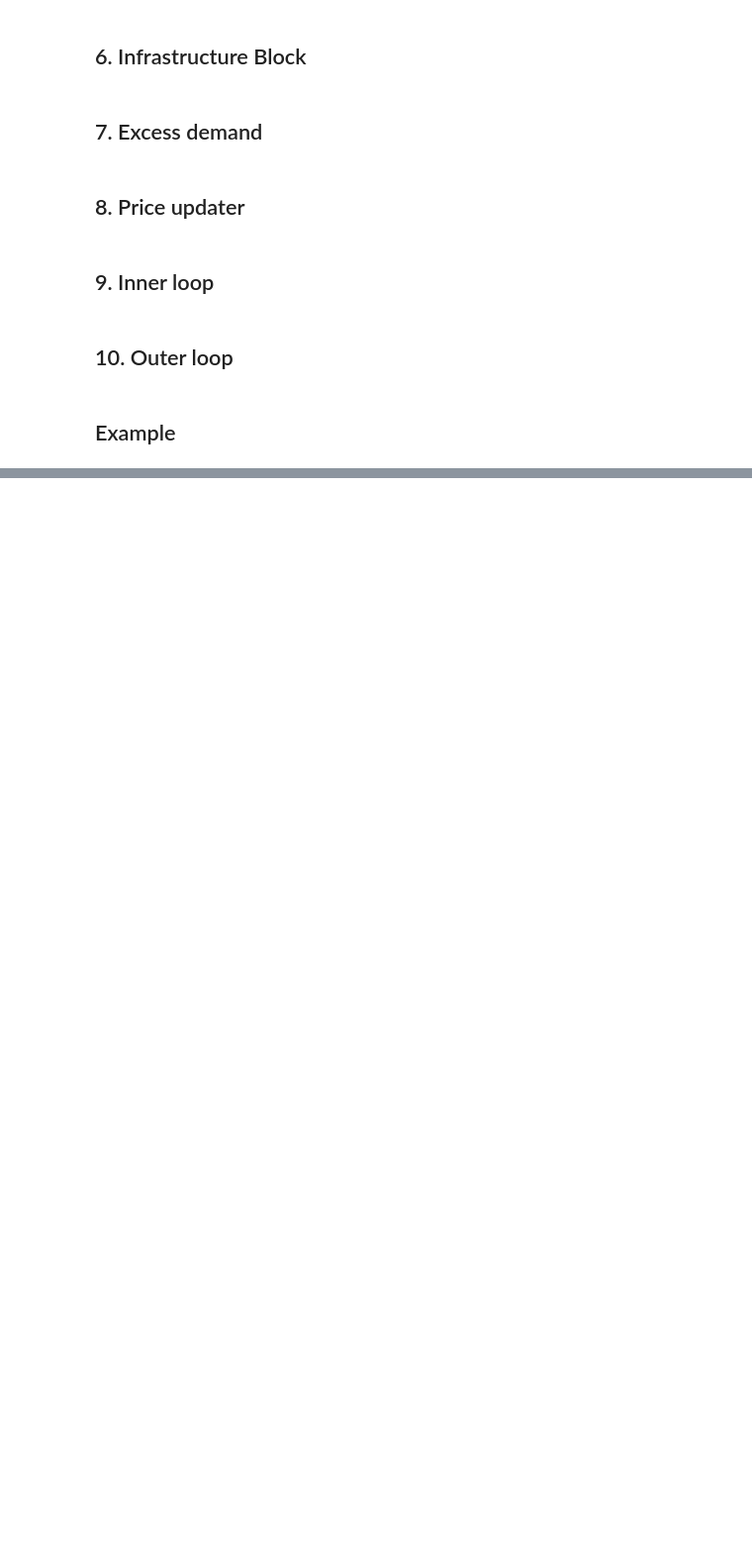
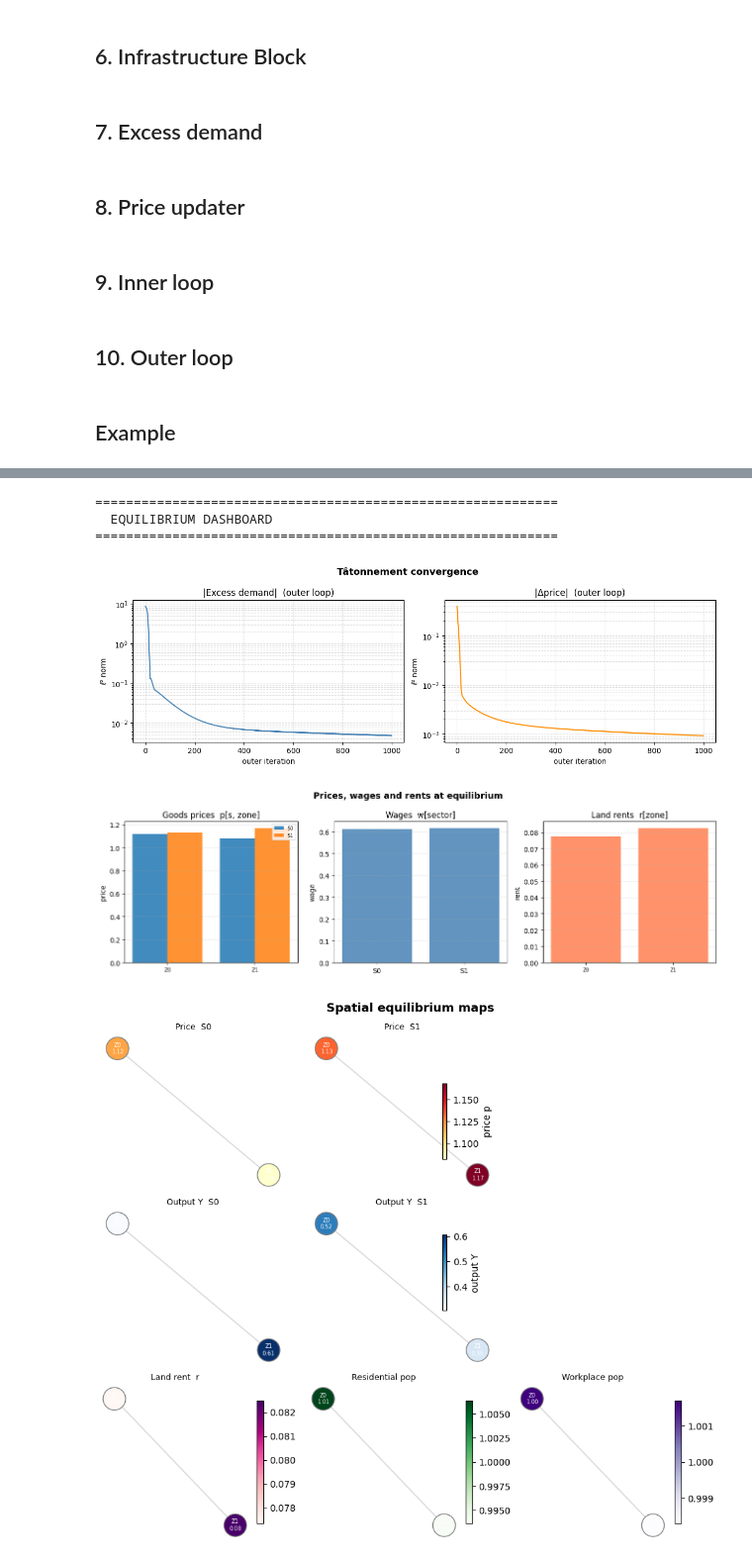
Before and after one commit to JulietteAnglade/optimal_network, a Jupyter notebook: test_optimal_network.ipynb, the cells around one changed output, grey strips where cells are left out. Shown at 99% size. Saved outputs shown, nothing was run; the diff lists cells and outputs as text; code cells hidden in the pictures; blank space fills up the shorter version.

```diff
--- a/test_optimal_network.ipynb
+++ b/test_optimal_network.ipynb
@@ -960,0 +1554,11 @@ Final Q_ship   :
+# %%
+# Minimal (auto layout, auto labels)
+viz = EquilibriumVisualizer(final_state, params, ed, solver)
+viz.dashboard()
+# %% [output]
+============================================================
+  EQUILIBRIUM DASHBOARD
+============================================================
+[figure, added]
+[figure, added]
+[figure, added]
```
Also changed, not shown: parts of 41 cells of this notebook, 1 other file.
